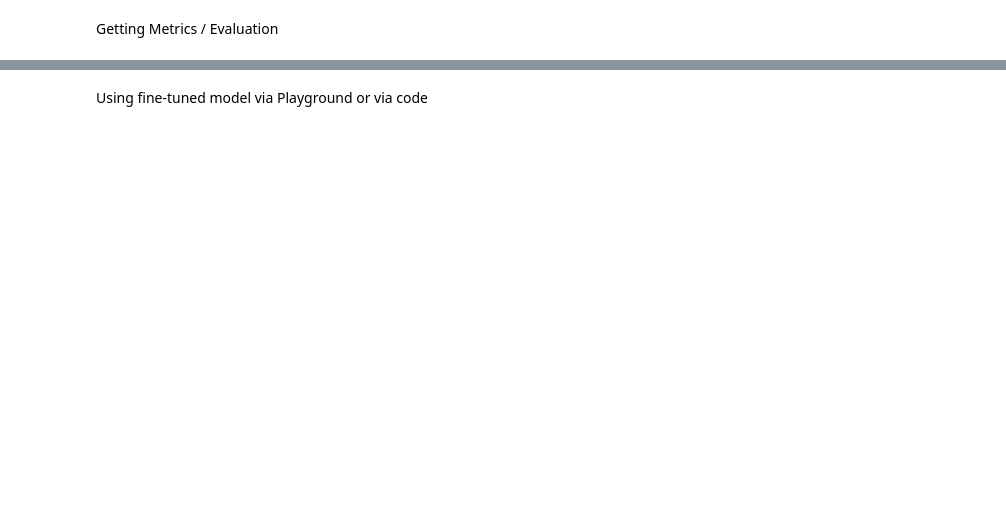
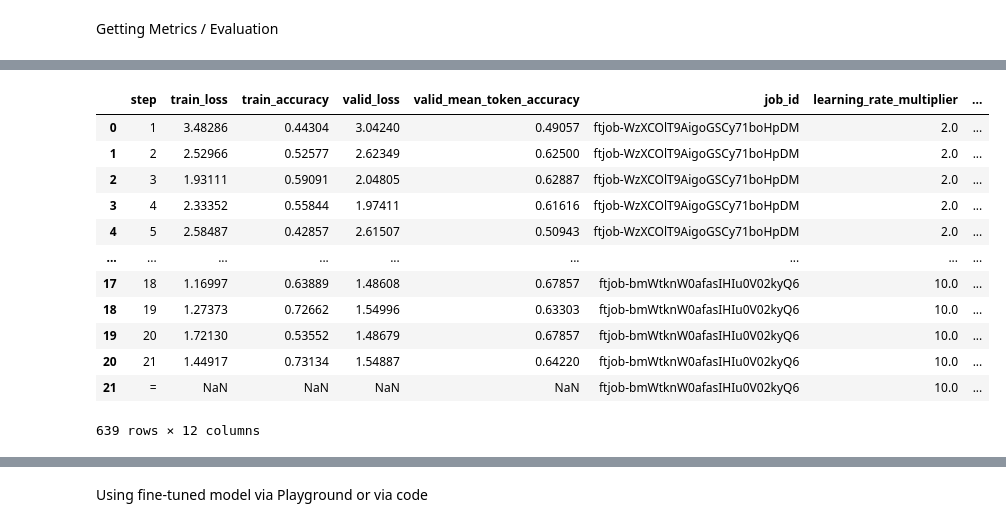
Before and after one commit to izu457/Thesis_Finetuning_GPT3.5_Political_Stance, a Jupyter notebook: Fine-Tuning Generation.ipynb, the cells around one changed output, grey strips where cells are left out. Saved outputs shown, nothing was run; the diff lists cells and outputs as text; code cells hidden in the pictures; blank space fills up the shorter version.

```diff
--- a/Fine-Tuning Generation.ipynb
+++ b/Fine-Tuning Generation.ipynb
@@ -225,20 +291,22 @@ INFO:httpx:HTTP Request: GET https://api.openai.com/v1/fine_tuning/jobs/ftjob-NY
 # the file from the OpenAI API using the get_ft_results function and save
 # it in a metrics dataframe
 metrics = pd.DataFrame()
-checkpoints = pd.DataFrame()
 all_metrics = pd.DataFrame()
-all_checkpoints = pd.DataFrame()
-for i, row in all_results.iterrows():
-    file_id = str(row["result_file_name"]).strip()
+all_checkpoints = ""
+
+# iterate over all_results
+for index, row in all_results.iterrows():
+    # extract the string file id from the list, which only has one element
+    if row["result_file_name"]:
+        file_id = str(row["result_file_name"][0]).strip()
     metrics = pd.read_csv(cbf.get_ft_results(file_id))
-    # set index to job_id
-    metrics["job_id"] = row["job_id"]
-    metrics.set_index("job_id", inplace=True)
+    # set index of metrics to job_id
+    metrics["job_id"] = index
     all_metrics = pd.concat([all_metrics, metrics], axis=0)
     # Get checkpoints of all jobs
-    checkpoints = cbf.get_checkpoint_results(row["job_id"])
-    # Add all strings of chackpoints to one
-    all_checkpoints = all_checkpoints + checkpoints
+    #checkpoints = cbf.get_checkpoint_results(str(index))
+    # Add all strings of checkpoints to one
+    #all_checkpoints = all_checkpoints + checkpoints
 display(all_metrics)
-print(all_checkpoints)
+#print(all_checkpoints)
 # %% [output]
@@ -246,6 +343,22 @@ NameError: name 'all_results' is not defined
 # %%
 # join all_metrics with all_results on job_id as index
-all_results = all_results.set_index("job_id")
-all_results_metrics = all_results.join(all_metrics)
+#all_metrics = all_metrics.set_index("job_id")
+all_results_metrics = all_metrics.join(all_results, on="job_id")
 display(all_results_metrics)
+# save all_results_metrics as a global variable
+all_results_metrics.to_csv("all_results_metrics.csv")
+# %% [output]
+|  | step | train_loss | train_accuracy | valid_loss | valid_mean_token_accuracy | job_id | learning_rate_multiplier | ... |
+| 0 | 1 | 3.48286 | 0.44304 | 3.04240 | 0.49057 | ftjob-WzXCOlT9AigoGSCy71boHpDM | 2.0 | ... |
+| 1 | 2 | 2.52966 | 0.52577 | 2.62349 | 0.62500 | ftjob-WzXCOlT9AigoGSCy71boHpDM | 2.0 | ... |
+| 2 | 3 | 1.93111 | 0.59091 | 2.04805 | 0.62887 | ftjob-WzXCOlT9AigoGSCy71boHpDM | 2.0 | ... |
+| 3 | 4 | 2.33352 | 0.55844 | 1.97411 | 0.61616 | ftjob-WzXCOlT9AigoGSCy71boHpDM | 2.0 | ... |
+| 4 | 5 | 2.58487 | 0.42857 | 2.61507 | 0.50943 | ftjob-WzXCOlT9AigoGSCy71boHpDM | 2.0 | ... |
+| ... | ... | ... | ... | ... | ... | ... | ... | ... |
+| 17 | 18 | 1.16997 | 0.63889 | 1.48608 | 0.67857 | ftjob-bmWtknW0afasIHIu0V02kyQ6 | 10.0 | ... |
+| 18 | 19 | 1.27373 | 0.72662 | 1.54996 | 0.63303 | ftjob-bmWtknW0afasIHIu0V02kyQ6 | 10.0 | ... |
+| 19 | 20 | 1.72130 | 0.53552 | 1.48679 | 0.67857 | ftjob-bmWtknW0afasIHIu0V02kyQ6 | 10.0 | ... |
+| 20 | 21 | 1.44917 | 0.73134 | 1.54887 | 0.64220 | ftjob-bmWtknW0afasIHIu0V02kyQ6 | 10.0 | ... |
+| 21 | = | NaN | NaN | NaN | NaN | ftjob-bmWtknW0afasIHIu0V02kyQ6 | 10.0 | ... |
+639 rows × 12 columns
 # %%
```
Also changed, not shown: parts of 15 cells of this notebook, 4 other files.
